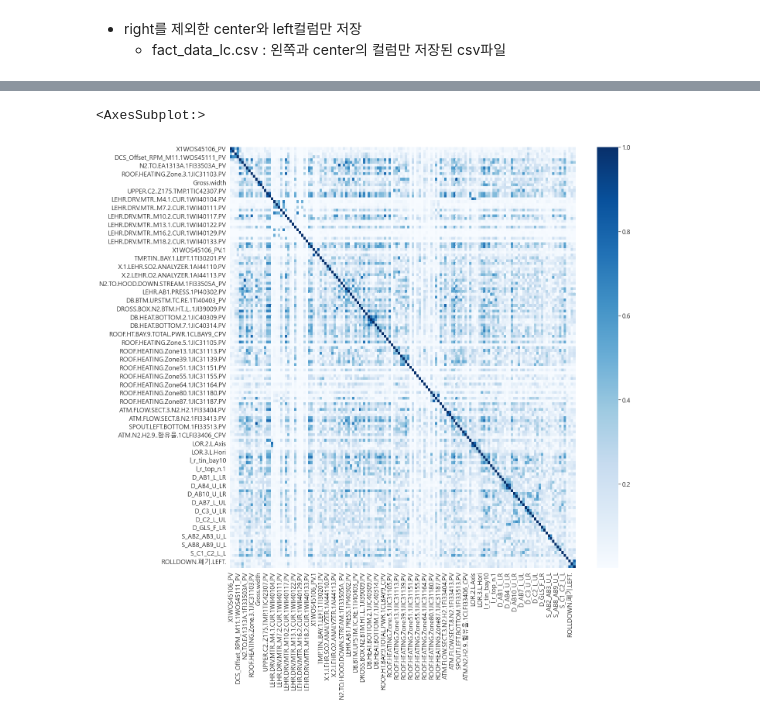
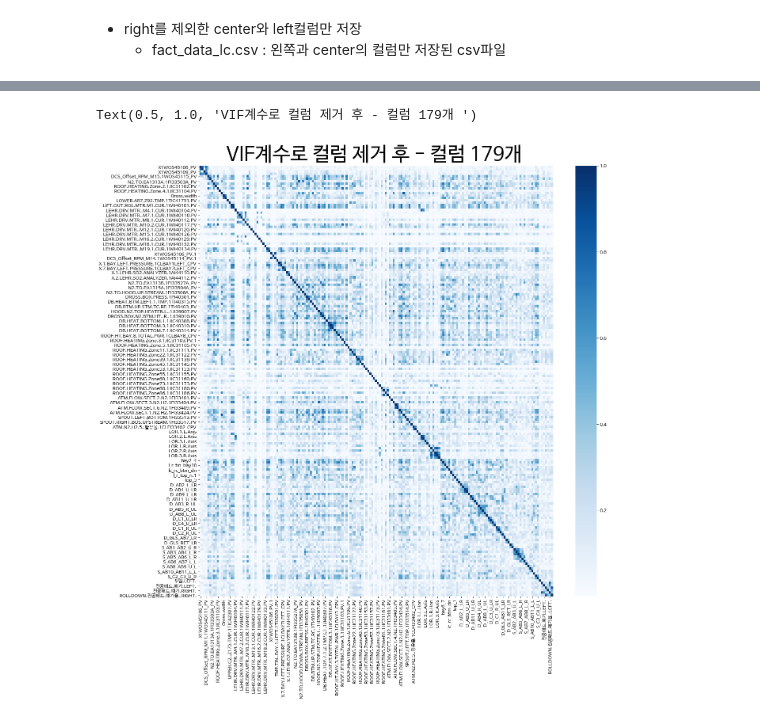
Before and after one commit to 2SEHI/DisplaySensor-Anomaly-Analysis, a Jupyter notebook: 3_Display_Sensor_Anomaly_Analysis.ipynb, the cells around one changed output, grey strips where cells are left out. Drawn from its saved outputs; the diff is of its cells as text; code cells hidden in the pictures.

```diff
--- a/3_Display_Sensor_Anomaly_Analysis.ipynb
+++ b/3_Display_Sensor_Anomaly_Analysis.ipynb
@@ -12,8 +73,8 @@ warnings.filterwarnings(action='ignore')
 ## DataFrame파일 호출
 - fact_data_vif.csv : 8145 rows × 179 columns (RIGHT, LEFT, CENTER 포함)
 # %%
-working_dir = ''
-# working_dir = '/content/drive/MyDrive/Colab Notebooks/k-digital/[Project]Display_Sensor_Anomaly_Analysis/'
+# working_dir = './data/'
+working_dir = '/content/drive/MyDrive/Colab Notebooks/k-digital/[Project]Display_Sensor_Anomaly_Analysis/data/'
 fact_data = pd.read_csv(working_dir + 'fact_data_vif.csv', index_col='dat...date.name.')
 fact_data
 # %% [output]
@@ -72,16 +133,0 @@ len(fact_data_result.columns)
-# %%
-import matplotlib.pyplot as plt
-import matplotlib as mpl
-import seaborn as sns
-%matplotlib inline
-# 한글 폰트 사용을 위해서 세팅
-from matplotlib import font_manager
-
-font_path = "malgun.TTF"
-font = font_manager.FontProperties(fname=font_path).get_name()
-mpl.rc('font', family=font)
-
-
-corr  = abs(fact_data.corr())
-plt.figure(figsize=(20,20))
-sns.heatmap(corr, cmap='Blues')
@@ -91,19 +134,7 @@ sns.heatmap(corr, cmap='Blues')
-# %%
-import matplotlib.pyplot as plt
-import matplotlib as mpl
-import seaborn as sns
-%matplotlib inline
-# 한글 폰트 사용을 위해서 세팅
-from matplotlib import font_manager
-
-font_path = "malgun.TTF"
-font = font_manager.FontProperties(fname=font_path).get_name()
-mpl.rc('font', family=font)
-
-
-corr  = abs(fact_data_result.corr())
-plt.figure(figsize=(20,20))
-sns.heatmap(corr, cmap='Blues')
-# %% [output]
-<AxesSubplot:>
-[figure, removed]
+# %%
+corr  = abs(fact_data.corr())
+plt.figure(figsize=(20,20))
+sns.heatmap(corr, cmap='Blues').set_title("VIF계수로 컬럼 제거 후 - 컬럼 179개 ", fontsize=50)
+# %% [output]
+Text(0.5, 1.0, 'VIF계수로 컬럼 제거 후 - 컬럼 179개 ')
+[figure, added]
```
Also changed, not shown: parts of 38 cells of this notebook.
